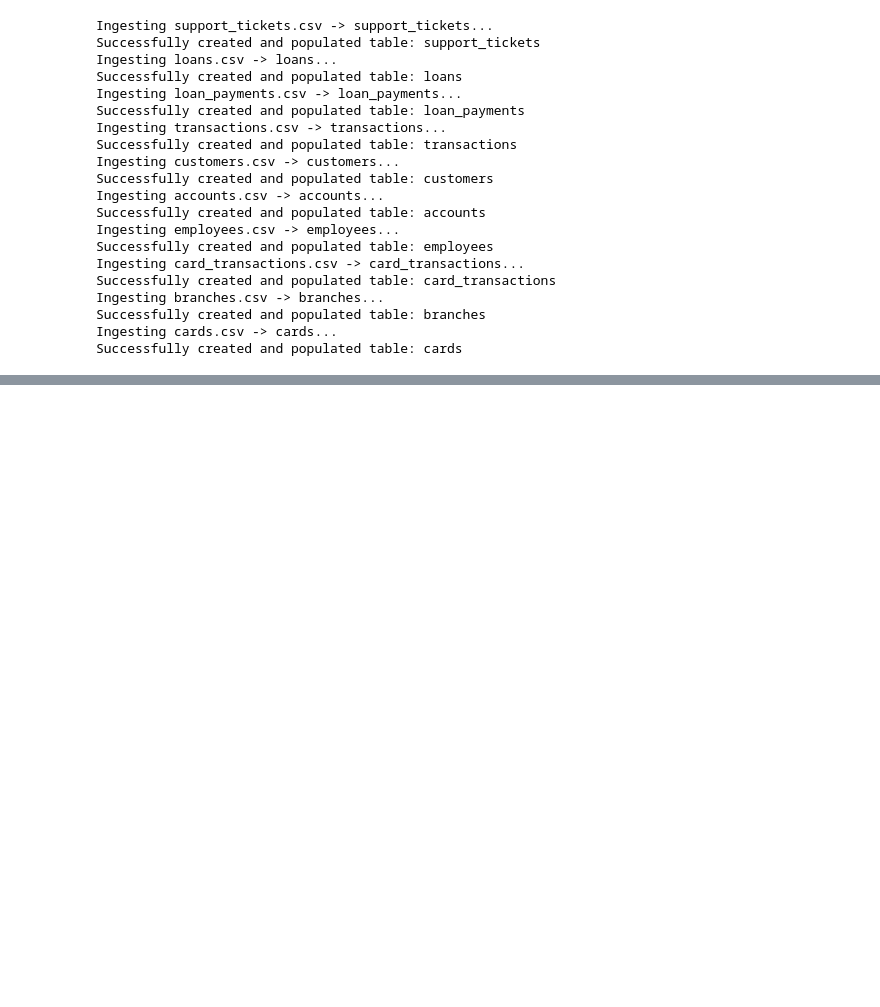
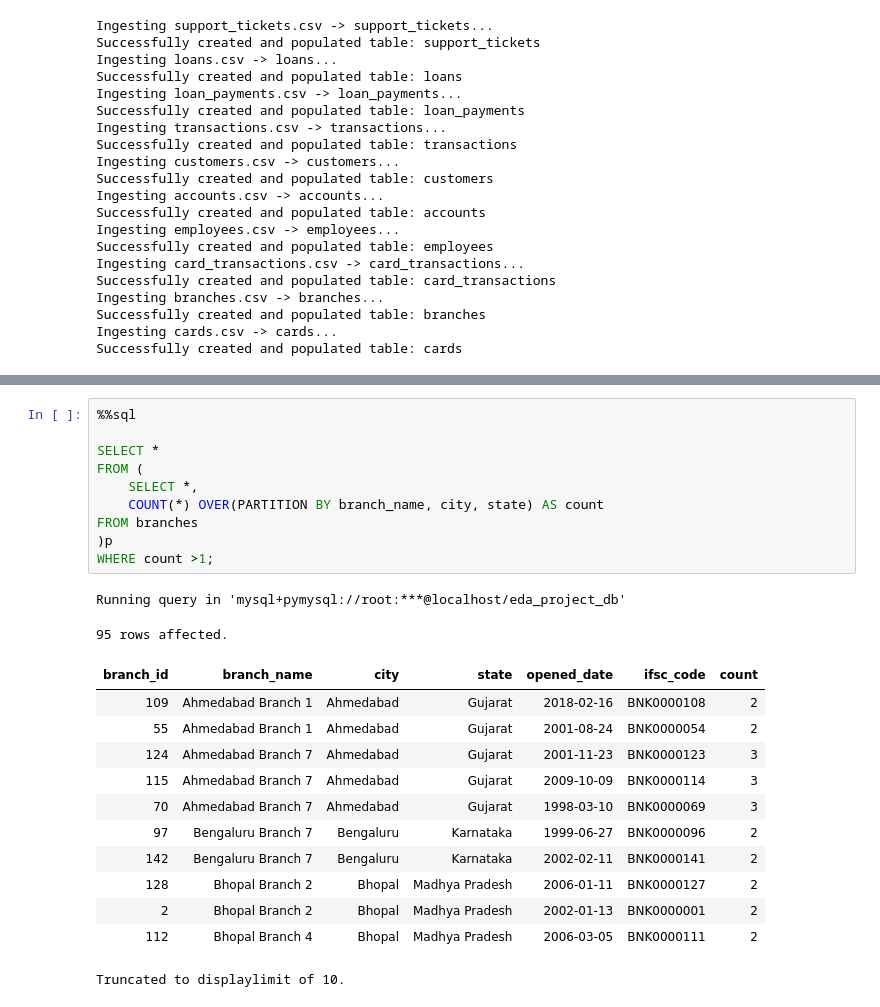
Before and after one commit to Kartika-Nidhi/Banking_Transaction_Analysis_SQL, a Jupyter notebook: BankingTransactions.ipynb, the cells around one changed output, grey strips where cells are left out. Saved outputs shown, nothing was run; the diff lists cells and outputs as text; blank space fills up the shorter version.

Commit message:
Individual table analysis 2/5 completed

```diff
--- a/BankingTransactions.ipynb
+++ b/BankingTransactions.ipynb
@@ -130,0 +197,25 @@ Schema generated and saved to 'schema_dbml.txt'!
+# %%
+%%sql
+
+SELECT *
+FROM (
+    SELECT *,
+    COUNT(*) OVER(PARTITION BY branch_name, city, state) AS count
+FROM branches
+)p
+WHERE count >1;
+# %% [output]
+Running query in 'mysql+pymysql://root:***@localhost/eda_project_db'
+95 rows affected.
+| branch_id | branch_name | city | state | opened_date | ifsc_code | count |
+| 109 | Ahmedabad Branch 1 | Ahmedabad | Gujarat | 2018-02-16 | BNK0000108 | 2 |
+| 55 | Ahmedabad Branch 1 | Ahmedabad | Gujarat | 2001-08-24 | BNK0000054 | 2 |
+| 124 | Ahmedabad Branch 7 | Ahmedabad | Gujarat | 2001-11-23 | BNK0000123 | 3 |
+| 115 | Ahmedabad Branch 7 | Ahmedabad | Gujarat | 2009-10-09 | BNK0000114 | 3 |
+| 70 | Ahmedabad Branch 7 | Ahmedabad | Gujarat | 1998-03-10 | BNK0000069 | 3 |
+| 97 | Bengaluru Branch 7 | Bengaluru | Karnataka | 1999-06-27 | BNK0000096 | 2 |
+| 142 | Bengaluru Branch 7 | Bengaluru | Karnataka | 2002-02-11 | BNK0000141 | 2 |
+| 128 | Bhopal Branch 2 | Bhopal | Madhya Pradesh | 2006-01-11 | BNK0000127 | 2 |
+| 2 | Bhopal Branch 2 | Bhopal | Madhya Pradesh | 2002-01-13 | BNK0000001 | 2 |
+| 112 | Bhopal Branch 4 | Bhopal | Madhya Pradesh | 2006-03-05 | BNK0000111 | 2 |
+Truncated to displaylimit of 10.
```
Also changed, not shown: parts of 16 cells of this notebook.
